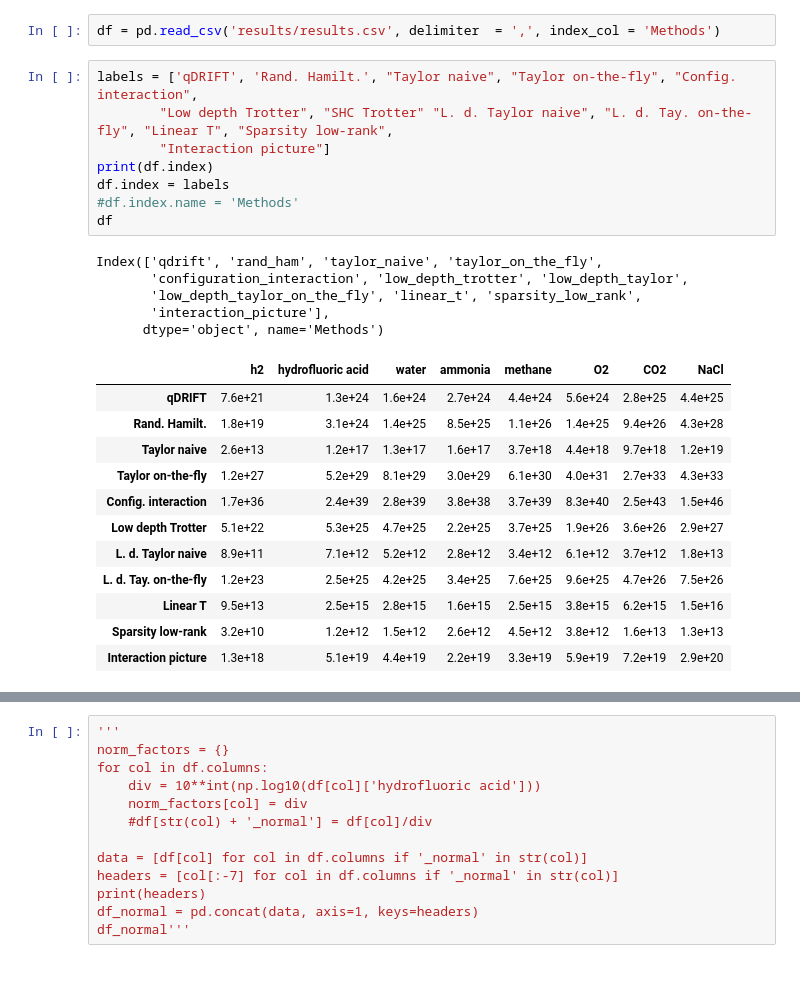
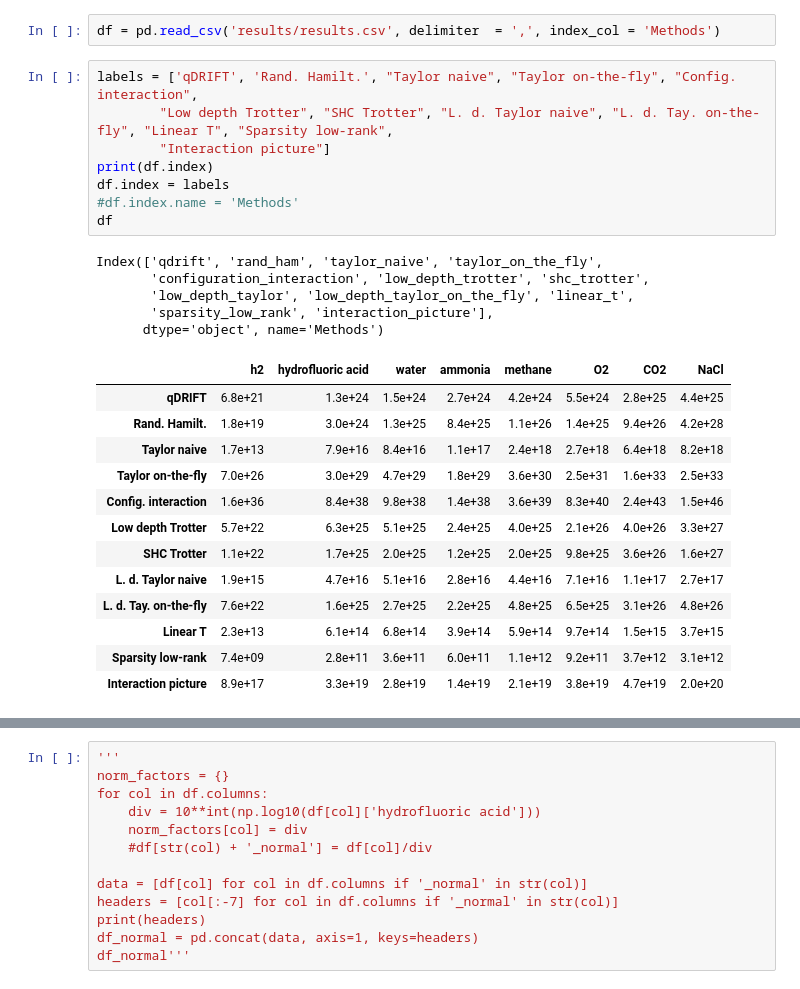
Before and after one commit to PabloAMC/TFermion, a Jupyter notebook: Plot_generation.ipynb, the cells around one changed output, grey strips where cells are left out. Saved outputs shown, nothing was run; the diff lists cells and outputs as text.

```diff
--- a/Plot_generation.ipynb
+++ b/Plot_generation.ipynb
@@ -11,30 +11,31 @@ pd.set_option('display.float_format', lambda x: "{:0.1e}".format(x))
 df = pd.read_csv('results/results.csv', delimiter  = ',', index_col = 'Methods')
 # %%
 labels = ['qDRIFT', 'Rand. Hamilt.', "Taylor naive", "Taylor on-the-fly", "Config. interaction",
-        "Low depth Trotter", "SHC Trotter" "L. d. Taylor naive", "L. d. Tay. on-the-fly", "Linear T", "Sparsity low-rank",
+        "Low depth Trotter", "SHC Trotter", "L. d. Taylor naive", "L. d. Tay. on-the-fly", "Linear T", "Sparsity low-rank",
         "Interaction picture"]
 print(df.index)
 df.index = labels
 #df.index.name = 'Methods'
 df
 # %% [output]
 Index(['qdrift', 'rand_ham', 'taylor_naive', 'taylor_on_the_fly',
-       'configuration_interaction', 'low_depth_trotter', 'low_depth_taylor',
-       'low_depth_taylor_on_the_fly', 'linear_t', 'sparsity_low_rank',
-       'interaction_picture'],
+       'configuration_interaction', 'low_depth_trotter', 'shc_trotter',
+       'low_depth_taylor', 'low_depth_taylor_on_the_fly', 'linear_t',
+       'sparsity_low_rank', 'interaction_picture'],
       dtype='object', name='Methods')
 |  | h2 | hydrofluoric acid | water | ammonia | methane | O2 | CO2 | NaCl |
-| qDRIFT | 7.6e+21 | 1.3e+24 | 1.6e+24 | 2.7e+24 | 4.4e+24 | 5.6e+24 | 2.8e+25 | 4.4e+25 |
-| Rand. Hamilt. | 1.8e+19 | 3.1e+24 | 1.4e+25 | 8.5e+25 | 1.1e+26 | 1.4e+25 | 9.4e+26 | 4.3e+28 |
-| Taylor naive | 2.6e+13 | 1.2e+17 | 1.3e+17 | 1.6e+17 | 3.7e+18 | 4.4e+18 | 9.7e+18 | 1.2e+19 |
-| Taylor on-the-fly | 1.2e+27 | 5.2e+29 | 8.1e+29 | 3.0e+29 | 6.1e+30 | 4.0e+31 | 2.7e+33 | 4.3e+33 |
-| Config. interaction | 1.7e+36 | 2.4e+39 | 2.8e+39 | 3.8e+38 | 3.7e+39 | 8.3e+40 | 2.5e+43 | 1.5e+46 |
-| Low depth Trotter | 5.1e+22 | 5.3e+25 | 4.7e+25 | 2.2e+25 | 3.7e+25 | 1.9e+26 | 3.6e+26 | 2.9e+27 |
-| L. d. Taylor naive | 8.9e+11 | 7.1e+12 | 5.2e+12 | 2.8e+12 | 3.4e+12 | 6.1e+12 | 3.7e+12 | 1.8e+13 |
-| L. d. Tay. on-the-fly | 1.2e+23 | 2.5e+25 | 4.2e+25 | 3.4e+25 | 7.6e+25 | 9.6e+25 | 4.7e+26 | 7.5e+26 |
-| Linear T | 9.5e+13 | 2.5e+15 | 2.8e+15 | 1.6e+15 | 2.5e+15 | 3.8e+15 | 6.2e+15 | 1.5e+16 |
-| Sparsity low-rank | 3.2e+10 | 1.2e+12 | 1.5e+12 | 2.6e+12 | 4.5e+12 | 3.8e+12 | 1.6e+13 | 1.3e+13 |
-| Interaction picture | 1.3e+18 | 5.1e+19 | 4.4e+19 | 2.2e+19 | 3.3e+19 | 5.9e+19 | 7.2e+19 | 2.9e+20 |
+| qDRIFT | 6.8e+21 | 1.3e+24 | 1.5e+24 | 2.7e+24 | 4.2e+24 | 5.5e+24 | 2.8e+25 | 4.4e+25 |
+| Rand. Hamilt. | 1.8e+19 | 3.0e+24 | 1.3e+25 | 8.4e+25 | 1.1e+26 | 1.4e+25 | 9.4e+26 | 4.2e+28 |
+| Taylor naive | 1.7e+13 | 7.9e+16 | 8.4e+16 | 1.1e+17 | 2.4e+18 | 2.7e+18 | 6.4e+18 | 8.2e+18 |
+| Taylor on-the-fly | 7.0e+26 | 3.0e+29 | 4.7e+29 | 1.8e+29 | 3.6e+30 | 2.5e+31 | 1.6e+33 | 2.5e+33 |
+| Config. interaction | 1.6e+36 | 8.4e+38 | 9.8e+38 | 1.4e+38 | 3.6e+39 | 8.3e+40 | 2.4e+43 | 1.5e+46 |
+| Low depth Trotter | 5.7e+22 | 6.3e+25 | 5.1e+25 | 2.4e+25 | 4.0e+25 | 2.1e+26 | 4.0e+26 | 3.3e+27 |
+| SHC Trotter | 1.1e+22 | 1.7e+25 | 2.0e+25 | 1.2e+25 | 2.0e+25 | 9.8e+25 | 3.6e+26 | 1.6e+27 |
+| L. d. Taylor naive | 1.9e+15 | 4.7e+16 | 5.1e+16 | 2.8e+16 | 4.4e+16 | 7.1e+16 | 1.1e+17 | 2.7e+17 |
+| L. d. Tay. on-the-fly | 7.6e+22 | 1.6e+25 | 2.7e+25 | 2.2e+25 | 4.8e+25 | 6.5e+25 | 3.1e+26 | 4.8e+26 |
+| Linear T | 2.3e+13 | 6.1e+14 | 6.8e+14 | 3.9e+14 | 5.9e+14 | 9.7e+14 | 1.5e+15 | 3.7e+15 |
+| Sparsity low-rank | 7.4e+09 | 2.8e+11 | 3.6e+11 | 6.0e+11 | 1.1e+12 | 9.2e+11 | 3.7e+12 | 3.1e+12 |
+| Interaction picture | 8.9e+17 | 3.3e+19 | 2.8e+19 | 1.4e+19 | 2.1e+19 | 3.8e+19 | 4.7e+19 | 2.0e+20 |
 # %%
 df.columns = [r'H$_2$', 'HF', r'H$_2$O', r'NH$_3$', r'CH$_4$', r'O$_2$', r'CO$_2$', 'NaCl']
 latex_code = df.to_latex(caption='T-gate cost estimates for different molecules and methods obtained using our library',
```
Also changed, not shown: parts of 4 cells of this notebook, 1 other file.
